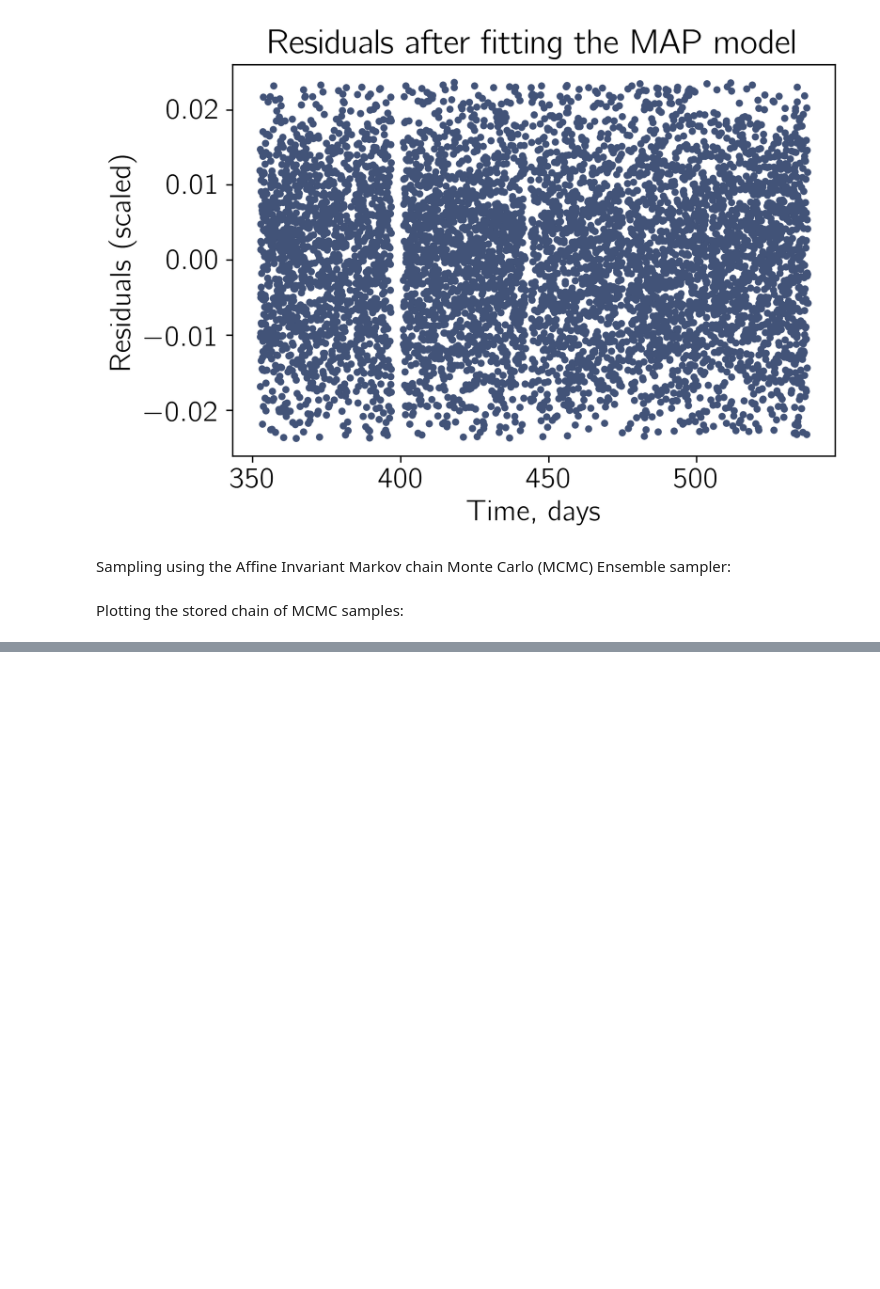
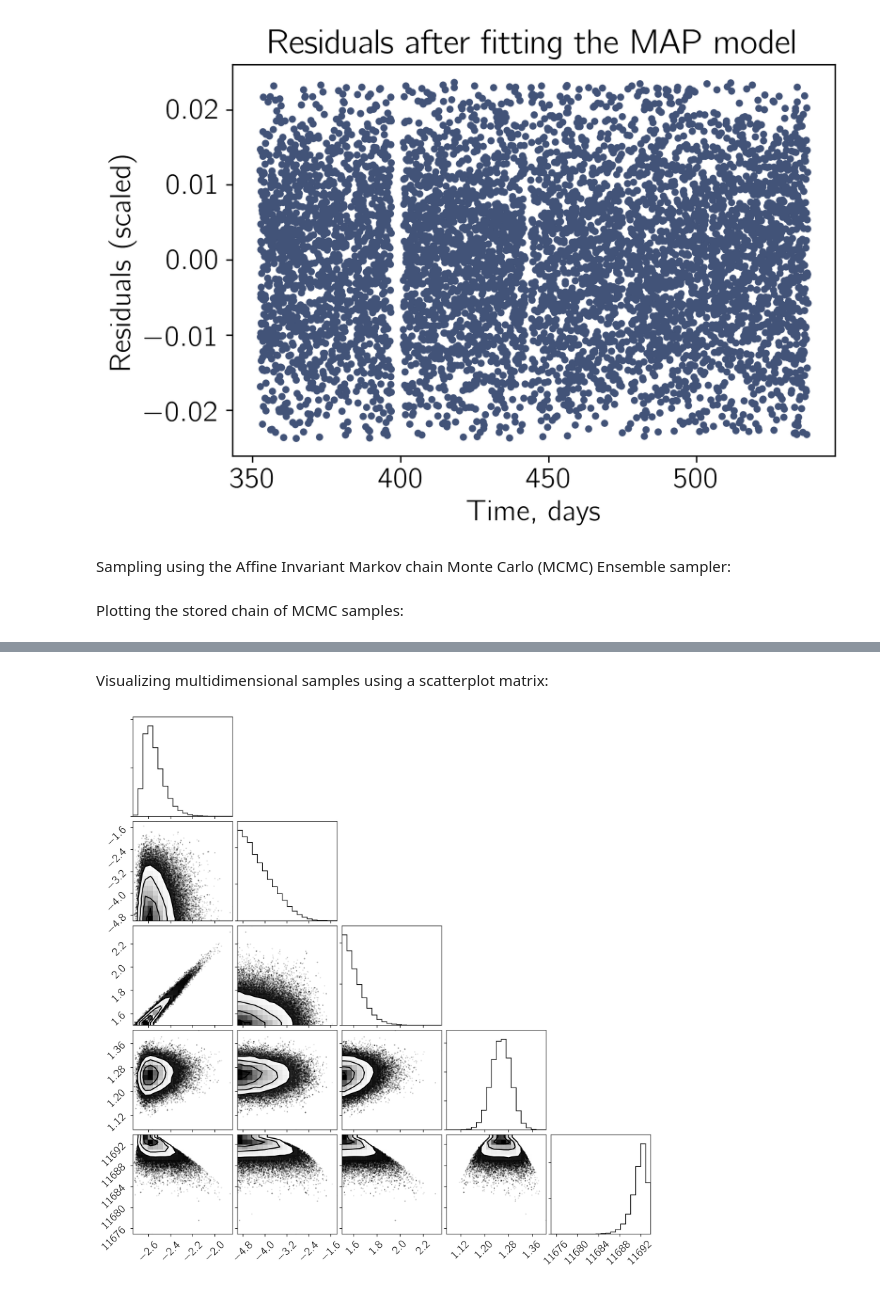
Before and after one commit to paveloom-c/C2, a Jupyter notebook: rotation/rotation.ipynb, the cells around one changed output, grey strips where cells are left out. Saved outputs shown, nothing was run; the diff lists cells and outputs as text; code cells hidden in the pictures; blank space fills up the shorter version.

```diff
--- a/rotation/rotation.ipynb
+++ b/rotation/rotation.ipynb
@@ -660,0 +658,19 @@ plt.close()
+# %% [markdown]
+Visualizing multidimensional samples using a scatterplot matrix:
+# %%
+# Getting a chain
+chain = np.concatenate((sampler.flatchain.T, [sampler.flatlnprobability]), axis=0).T
+
+# Plotting a corner plot of the chain
+corner.corner(chain)
+
+# Saving the figure
+plt.savefig("figures/mcmc_corner_plot", bbox_inches="tight")
+
+# Showing the plot in a cell
+plt.show()
+
+# Closing the plot
+plt.close()
+# %% [output]
+[figure, added]
```
Also changed, not shown: parts of 1 cell of this notebook, 2 other files.
